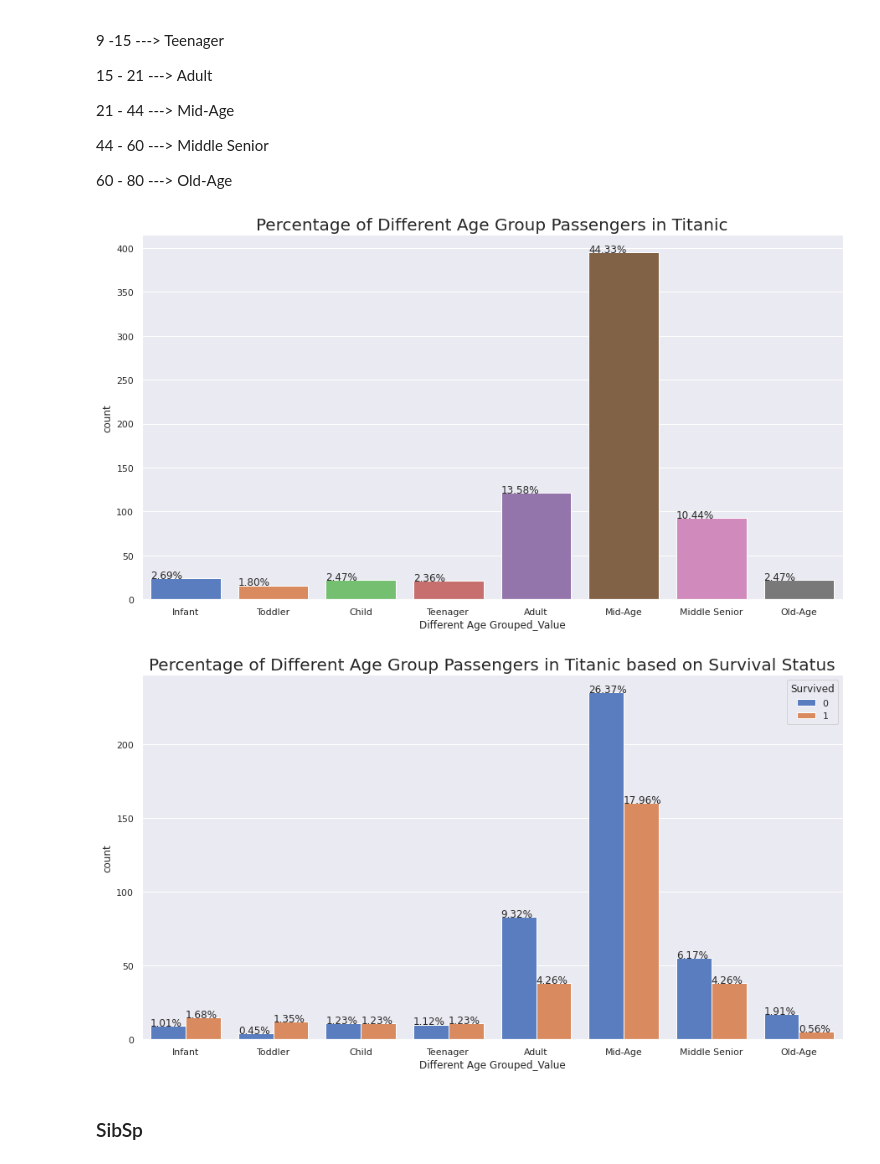
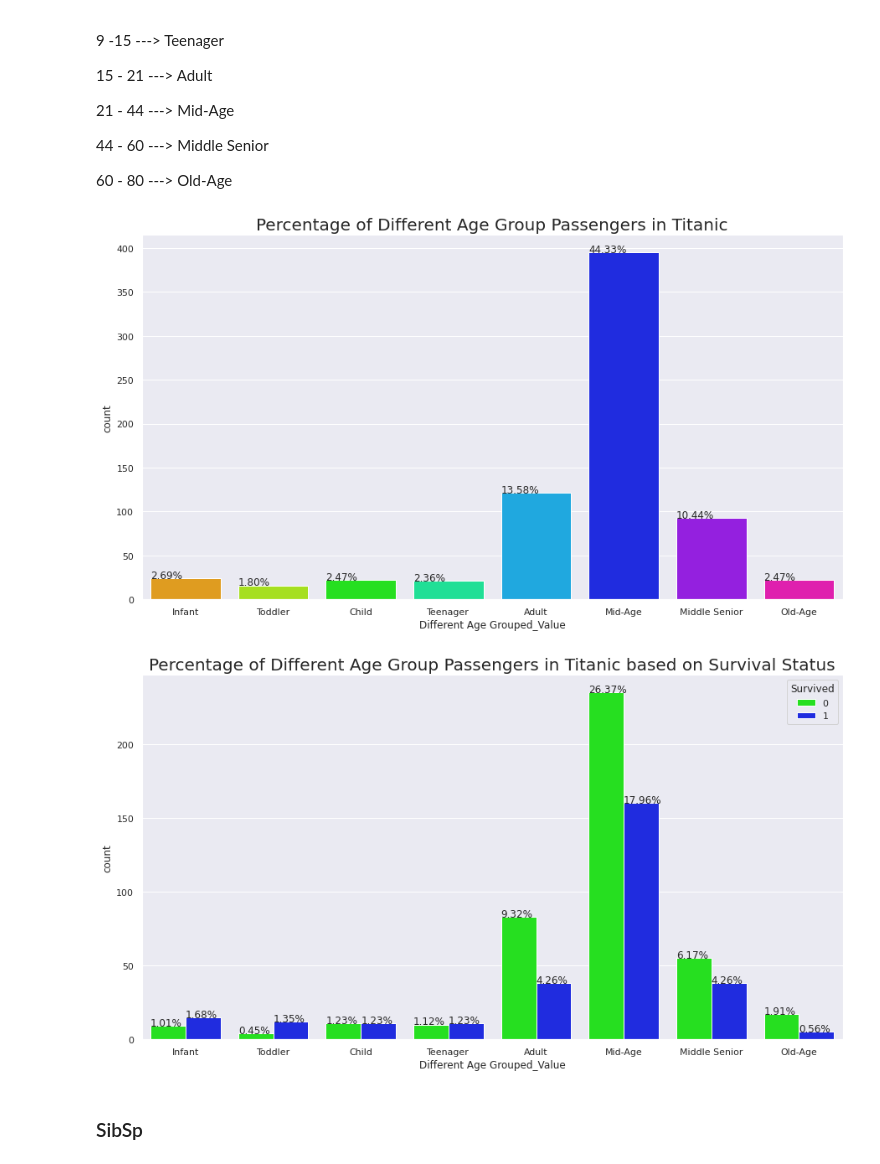
Before and after one commit to SatyaRay003/Titanic-Survival-Prediction, a Jupyter notebook: Titanic_EDA.ipynb, the cells around one changed output. Saved outputs shown, nothing was run; the diff lists cells and outputs as text; code cells hidden in the pictures.

```diff
--- a/Titanic_EDA.ipynb
+++ b/Titanic_EDA.ipynb
@@ -13,9 +25,10 @@ import numpy as np
 import pandas as pd
 import matplotlib.pyplot as plt
 %matplotlib inline
-
 import seaborn as sns
 
+sns.set(style="darkgrid", palette="muted", color_codes=True)
+
 import warnings
 # %% [markdown]
 # Basic Data Exploration
@@ -270,9 +284,9 @@ def Feature_Bin(attribute, data, title, comparison = None):
     plt.figure(figsize=(15,8))
 
     if comparison == None:
-        ax = sns.countplot(x = a, data = new_df);
+        ax = sns.countplot(x = a, data = new_df, palette='hsv');
     else:
-        ax = sns.countplot(x = a, data = new_df, hue = comparison);
+        ax = sns.countplot(x = a, data = new_df, hue = comparison, palette='hsv');
 
     total = len(new_df[a])
 
@@ -286,11 +300,12 @@ def Feature_Bin(attribute, data, title, comparison = None):
 # %%
 Feature_Bin('Age', numeric_df, 'Percentage of Different Age Group Passengers in Titanic')
 # %% [output]
-[figure, old version]
+[figure, new version]
 # %%
-Feature_Bin('Age', numeric_df, 'Percentage of Different Age Group Passengers in Titanic based on Survival Status', 'Survived')
+Feature_Bin('Age', numeric_df,
+            'Percentage of Different Age Group Passengers in Titanic based on Survival Status', 'Survived')
 # %% [output]
-[figure, old version]
+[figure, new version]
 # %% [markdown]
 ### SibSp
 # %%
```
Also changed, not shown: parts of 7 cells of this notebook.
